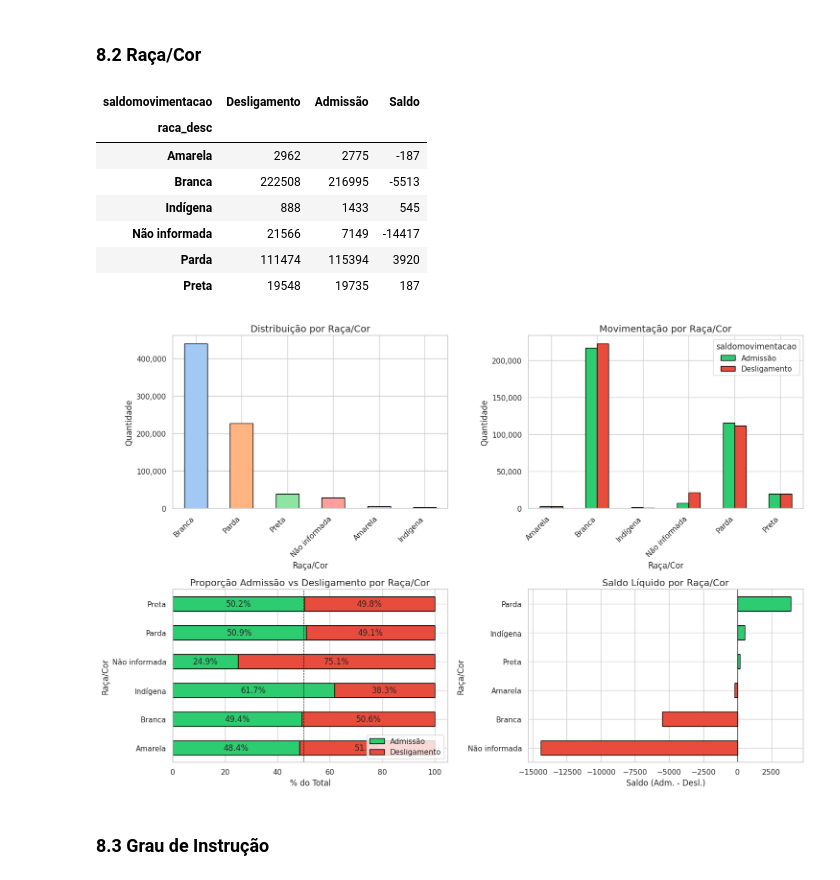
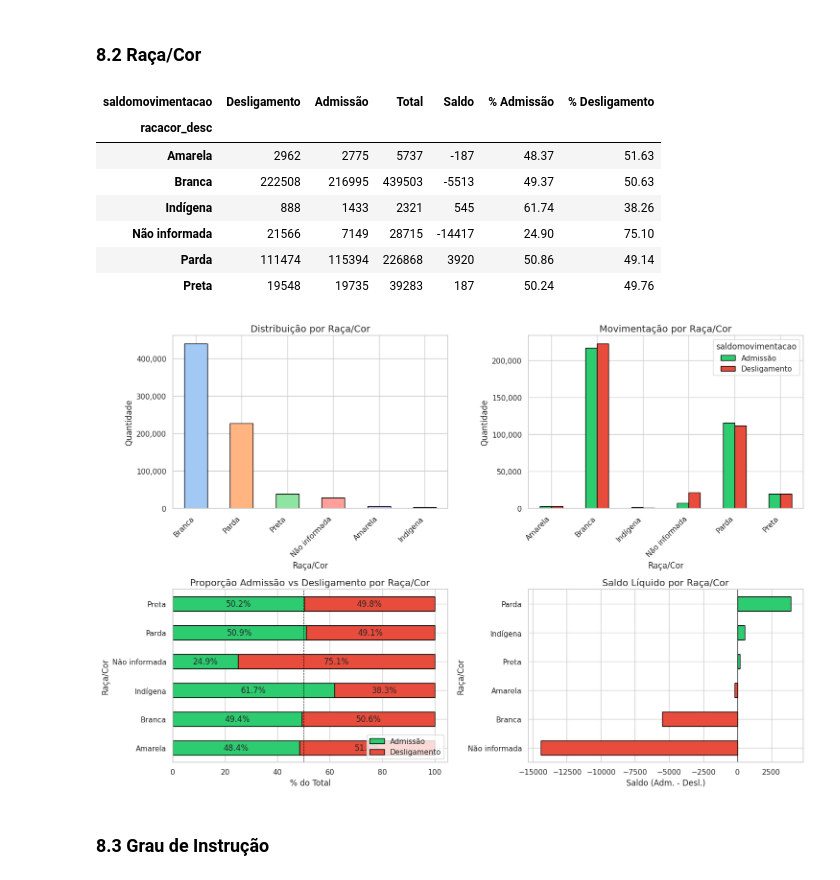
Before and after one commit to vinimeurer/employment-balance-predictor, a Jupyter notebook: eda_caged_curitiba.ipynb, the cells around one changed output. Drawn from its saved outputs; the diff is of its cells as text; code cells hidden in the pictures.

```diff
--- a/eda_caged_curitiba.ipynb
+++ b/eda_caged_curitiba.ipynb
@@ -635,22 +653,40 @@ plt.show()
 # %% [markdown]
 ### 8.2 Raça/Cor
 # %%
-# Mapeamento de raça/cor para descrição
-df["raca_desc"] = df["racacor"].map(MAP_RACA_COR).fillna("?")
+# ============================================================
+# Preparação da variável
+# ============================================================
+col_original = "racacor"
+mapa = MAP_RACA_COR
+col_desc = f"{col_original}_desc"
+
+df[col_desc] = df[col_original].map(mapa).fillna("?")
 
 # ============================================================
-# Tabela de movimentação por raça/cor (Admissão vs Desligamento)
+# Agrupamento
 # ============================================================
 raca_saldo = (
-    df.groupby(["raca_desc", "saldomovimentacao"])
+    df.groupby([col_desc, "saldomovimentacao"])
     .size()
     .unstack(fill_value=0)
     .rename(columns=MAP_SALDO)
 )
 
-# Cálculo do saldo líquido
-raca_saldo["Saldo"] = raca_saldo.get("Admissão", 0) - raca_saldo.get("Desligamento", 0)
+# Garantir colunas
+for col in ["Admissão", "Desligamento"]:
+    if col not in raca_saldo:
+        raca_saldo[col] = 0
 
+# ============================================================
+# Métricas
+# ============================================================
+raca_saldo["Total"] = raca_saldo["Admissão"] + raca_saldo["Desligamento"]
+raca_saldo["Saldo"] = raca_saldo["Admissão"] - raca_saldo["Desligamento"]
+
+raca_saldo["% Admissão"] = raca_saldo["Admissão"] / raca_saldo["Total"] * 100
+raca_saldo["% Desligamento"] = raca_saldo["Desligamento"] / raca_saldo["Total"] * 100
+
+# Percentual para gráficos
 raca_pct = raca_saldo[["Admissão", "Desligamento"]].div(
     raca_saldo[["Admissão", "Desligamento"]].sum(axis=1), axis=0
 ) * 100
@@ -663,7 +699,7 @@ display(raca_saldo)
 fig, axes = plt.subplots(2, 2, figsize=(15, 10))
 
 # 1) Distribuição por raça/cor (volume absoluto)
-df["raca_desc"].value_counts().plot.bar(
+df["racacor_desc"].value_counts().plot.bar(
     ax=axes[0, 0],
     color=sns.color_palette("pastel"),
     edgecolor="black",
@@ -693,41 +729,41 @@ raca_pct.plot.barh(
     color=["#2ecc71", "#e74c3c"],
     edgecolor="black",
 )
 axes[1, 0].axvline(50, color="black", linestyle="--", linewidth=0.8)
 axes[1, 0].set_title("Proporção Admissão vs Desligamento por Raça/Cor")
 axes[1, 0].set_xlabel("% do Total")
 axes[1, 0].set_ylabel("Raça/Cor")
 axes[1, 0].legend(loc="lower right")
 
 # Adicionar rótulos de porcentagem
 for container in axes[1, 0].containers:
     axes[1, 0].bar_label(container, fmt="%.1f%%", label_type="center")
 
 # 4) Saldo líquido por raça/cor
 saldo_sorted = raca_saldo["Saldo"].sort_values()
 cores_saldo = ["#e74c3c" if v < 0 else "#2ecc71" for v in saldo_sorted]
 
 saldo_sorted.plot.barh(
     ax=axes[1, 1],
     color=cores_saldo,
     edgecolor="black",
 )
 axes[1, 1].axvline(0, color="black", linewidth=0.8)
 axes[1, 1].set_title("Saldo Líquido por Raça/Cor")
 axes[1, 1].set_xlabel("Saldo (Adm. - Desl.)")
 axes[1, 1].set_ylabel("Raça/Cor")
 
 plt.tight_layout()
 plt.show()
 # %% [output]
-| saldomovimentacao | Desligamento | Admissão | Saldo |
-| raca_desc |  |  |  |
-| Amarela | 2962 | 2775 | -187 |
-| Branca | 222508 | 216995 | -5513 |
-| Indígena | 888 | 1433 | 545 |
-| Não informada | 21566 | 7149 | -14417 |
-| Parda | 111474 | 115394 | 3920 |
-| Preta | 19548 | 19735 | 187 |
+| saldomovimentacao | Desligamento | Admissão | Total | Saldo | % Admissão | % Desligamento |
+| racacor_desc |  |  |  |  |  |  |
+| Amarela | 2962 | 2775 | 5737 | -187 | 48.37 | 51.63 |
+| Branca | 222508 | 216995 | 439503 | -5513 | 49.37 | 50.63 |
+| Indígena | 888 | 1433 | 2321 | 545 | 61.74 | 38.26 |
+| Não informada | 21566 | 7149 | 28715 | -14417 | 24.90 | 75.10 |
+| Parda | 111474 | 115394 | 226868 | 3920 | 50.86 | 49.14 |
+| Preta | 19548 | 19735 | 39283 | 187 | 50.24 | 49.76 |
 [figure]
 # %% [markdown]
 ### 8.3 Grau de Instrução
```
Also changed, not shown: parts of 5 cells of this notebook.
